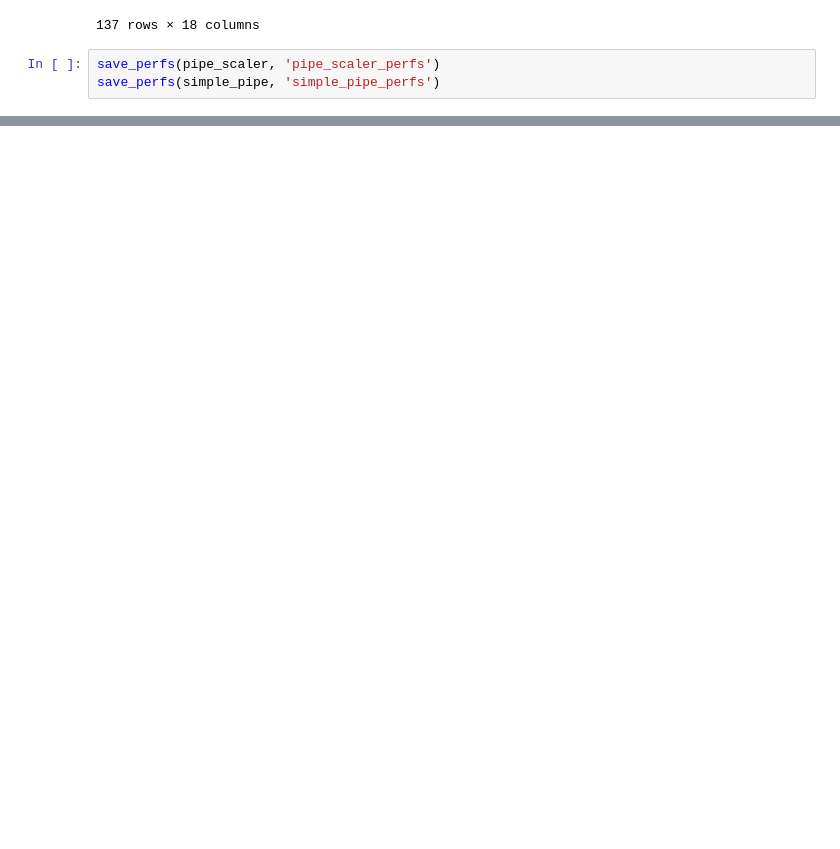
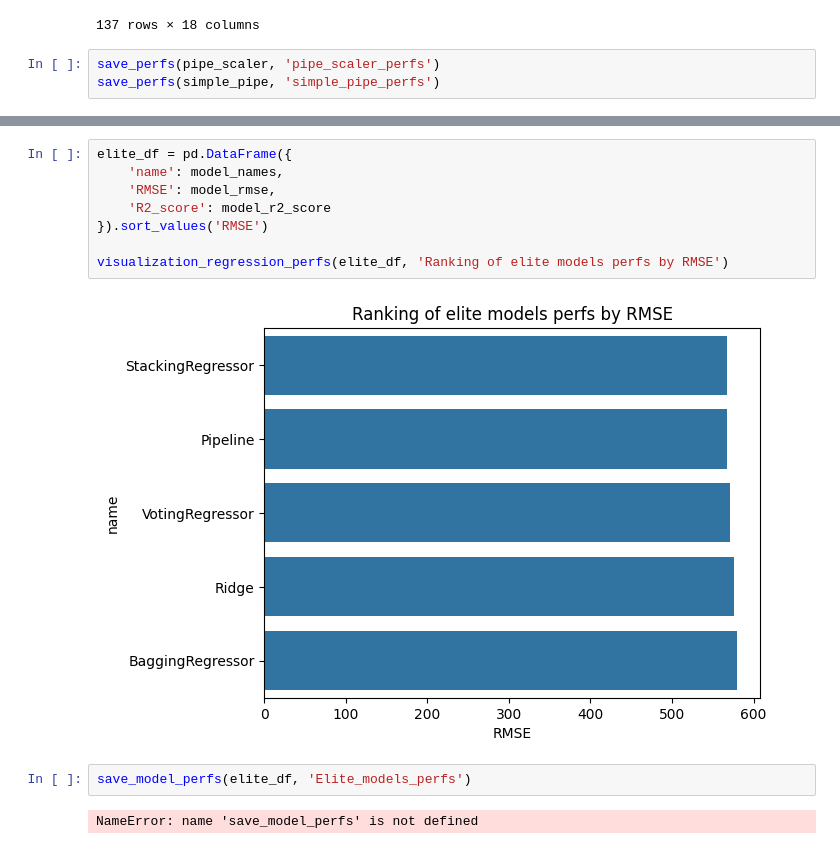
Before and after one commit to TheKryptonium/Bitcoin-price-prediction, a Jupyter notebook: Bitcoin_price_predictor.ipynb, the cells around one changed output, grey strips where cells are left out. Saved outputs shown, nothing was run; the diff lists cells and outputs as text; blank space fills up the shorter version.

Commit message:
Design of elite models

```diff
--- a/Bitcoin_price_predictor.ipynb
+++ b/Bitcoin_price_predictor.ipynb
@@ -729,0 +820,14 @@ save_perfs(simple_pipe, 'simple_pipe_perfs')
+# %%
+elite_df = pd.DataFrame({
+    'name': model_names,
+    'RMSE': model_rmse,
+    'R2_score': model_r2_score
+}).sort_values('RMSE')
+
+visualization_regression_perfs(elite_df, 'Ranking of elite models perfs by RMSE')
+# %% [output]
+[figure, added]
+# %%
+save_model_perfs(elite_df, 'Elite_models_perfs')
+# %% [output]
+NameError: name 'save_model_perfs' is not defined
```
Also changed, not shown: parts of 11 cells of this notebook, 2 other files.
